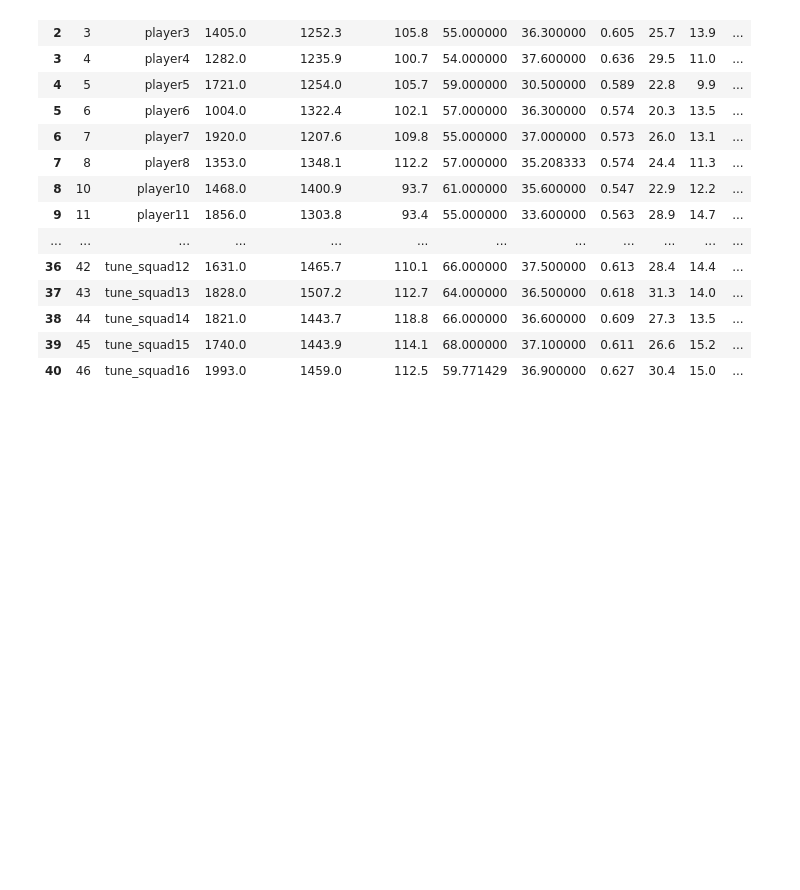
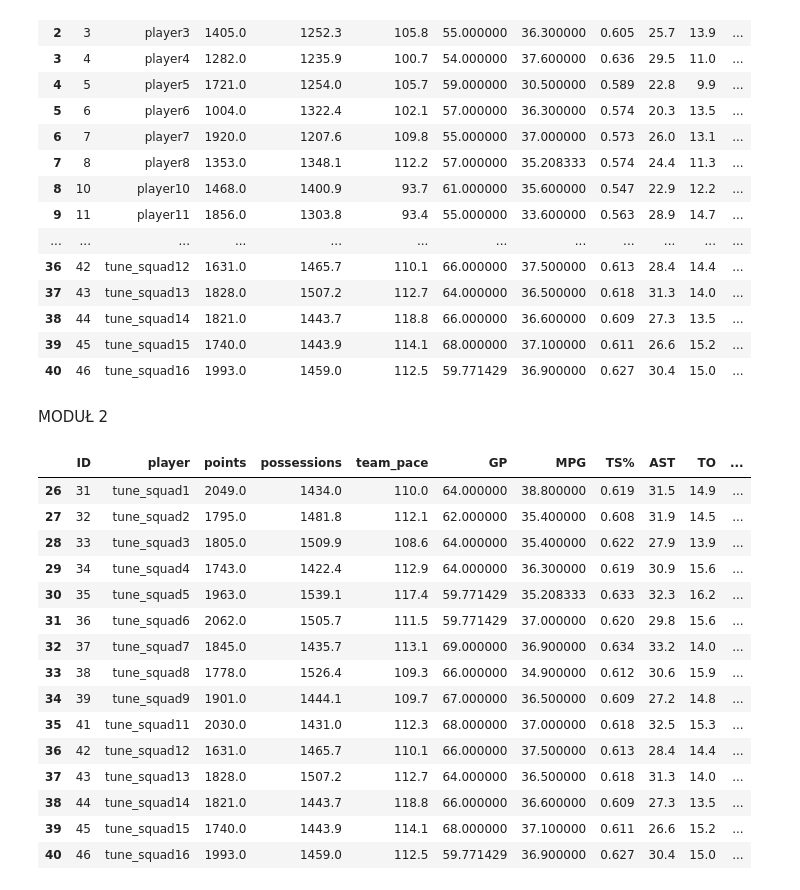
Before and after one commit to dariatwardy/Module1_Wduch, a Jupyter notebook: space-jam-anl/space-jam-anl.ipynb, the cells around one changed output. Drawn from its saved outputs; the diff is of its cells as text; code cells hidden in the pictures; blank space fills up the shorter version.

```diff
--- a/space-jam-anl/space-jam-anl.ipynb
+++ b/space-jam-anl/space-jam-anl.ipynb
@@ -655,3 +647,5 @@ player_df
 | 40 | 46 | tune_squad16 | 1993.0 | 1459.0 | 112.5 | 59.771429 | 36.900000 | 0.627 | 30.4 | 15.0 | ... |
 # %%
 player_df.to_csv('player_data_final.csv', index=False)
+# %% [markdown]
+MODUŁ 2
@@ -657,0 +654,24 @@ player_df.to_csv('player_data_final.csv', index=False)
+# %%
+# Import the CSV file and create a DataFrame.
+player_df_final = pd.read_csv('player_data_final.csv')
+# %%
+# Create a DataFrame of only Tune Squad players.
+ts_df = player_df_final.iloc[26: , :]
+ts_df
+# %% [output]
+|  | ID | player | points | possessions | team_pace | GP | MPG | TS% | AST | TO | ... |
+| 26 | 31 | tune_squad1 | 2049.0 | 1434.0 | 110.0 | 64.000000 | 38.800000 | 0.619 | 31.5 | 14.9 | ... |
+| 27 | 32 | tune_squad2 | 1795.0 | 1481.8 | 112.1 | 62.000000 | 35.400000 | 0.608 | 31.9 | 14.5 | ... |
+| 28 | 33 | tune_squad3 | 1805.0 | 1509.9 | 108.6 | 64.000000 | 35.400000 | 0.622 | 27.9 | 13.9 | ... |
+| 29 | 34 | tune_squad4 | 1743.0 | 1422.4 | 112.9 | 64.000000 | 36.300000 | 0.619 | 30.9 | 15.6 | ... |
+| 30 | 35 | tune_squad5 | 1963.0 | 1539.1 | 117.4 | 59.771429 | 35.208333 | 0.633 | 32.3 | 16.2 | ... |
+| 31 | 36 | tune_squad6 | 2062.0 | 1505.7 | 111.5 | 59.771429 | 37.000000 | 0.620 | 29.8 | 15.6 | ... |
+| 32 | 37 | tune_squad7 | 1845.0 | 1435.7 | 113.1 | 69.000000 | 36.900000 | 0.634 | 33.2 | 14.0 | ... |
+| 33 | 38 | tune_squad8 | 1778.0 | 1526.4 | 109.3 | 66.000000 | 34.900000 | 0.612 | 30.6 | 15.9 | ... |
+| 34 | 39 | tune_squad9 | 1901.0 | 1444.1 | 109.7 | 67.000000 | 36.500000 | 0.609 | 27.2 | 14.8 | ... |
+| 35 | 41 | tune_squad11 | 2030.0 | 1431.0 | 112.3 | 68.000000 | 37.000000 | 0.618 | 32.5 | 15.3 | ... |
+| 36 | 42 | tune_squad12 | 1631.0 | 1465.7 | 110.1 | 66.000000 | 37.500000 | 0.613 | 28.4 | 14.4 | ... |
+| 37 | 43 | tune_squad13 | 1828.0 | 1507.2 | 112.7 | 64.000000 | 36.500000 | 0.618 | 31.3 | 14.0 | ... |
+| 38 | 44 | tune_squad14 | 1821.0 | 1443.7 | 118.8 | 66.000000 | 36.600000 | 0.609 | 27.3 | 13.5 | ... |
+| 39 | 45 | tune_squad15 | 1740.0 | 1443.9 | 114.1 | 68.000000 | 37.100000 | 0.611 | 26.6 | 15.2 | ... |
+| 40 | 46 | tune_squad16 | 1993.0 | 1459.0 | 112.5 | 59.771429 | 36.900000 | 0.627 | 30.4 | 15.0 | ... |
```
Also changed, not shown: parts of 11 cells of this notebook, 1 other file.
